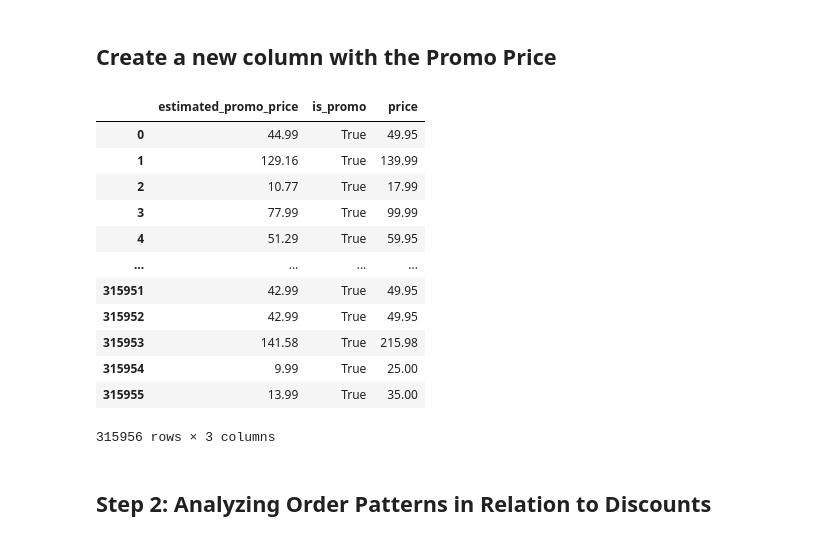
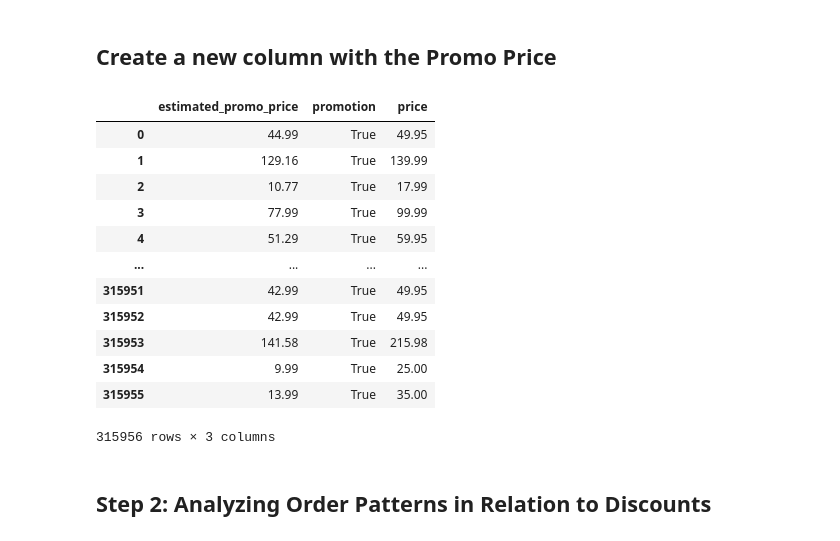
Before and after one commit to MerleSt/Eniac, a Jupyter notebook: Eniac.ipynb, the cells around one changed output. Saved outputs shown, nothing was run; the diff lists cells and outputs as text; code cells hidden in the pictures.

```diff
--- a/Eniac.ipynb
+++ b/Eniac.ipynb
@@ -48,10 +48,10 @@ orderlines_brands = orderlines.merge(brands, left_on='short_brand' ,right_on='sh
 # %%
 oo = orders.merge(orderlines, on='order_id', how='left')
 boo = oo.merge(brands, left_on ='short_brand', right_on='short', how='left')
-boop = boo.merge(products, on ='sku', how='left')
+bopo = boo.merge(products, on ='sku', how='left')
 # %%
 # Let's say you want to drop the columns 'column_name1', 'column_name2', and 'column_name3'
-boop.drop(columns=['short'], inplace=True)
+bopo.drop(columns=['short'], inplace=True)
 # %% [markdown]
 - DataFrame **.describe()** gives basic numerical aggregations. It can be applied to a single column as well.
 - DataFrame **.isna().any()** highlights which columns contain missing data
@@ -63,11 +63,11 @@ boop.drop(columns=['short'], inplace=True)
 # %% [markdown]
 ## Create a new column with the Promo Price
 # %%
-boop['is_promo'] = boop['unit_price'] < boop['price']
-boop['estimated_promo_price'] = boop.apply(lambda row: row['unit_price'] if row['is_promo'] else np.nan, axis=1)
-boop[['estimated_promo_price','is_promo', 'price']]
+bopo['promotion'] = bopo['unit_price'] < bopo['price']
+bopo['estimated_promo_price'] = bopo.apply(lambda row: row['unit_price'] if row['promotion'] else np.nan, axis=1)
+bopo[['estimated_promo_price','promotion', 'price']]
 # %% [output]
-|  | estimated_promo_price | is_promo | price |
+|  | estimated_promo_price | promotion | price |
 | 0 | 44.99 | True | 49.95 |
 | 1 | 129.16 | True | 139.99 |
 | 2 | 10.77 | True | 17.99 |
```
Also changed, not shown: parts of 14 cells of this notebook.
